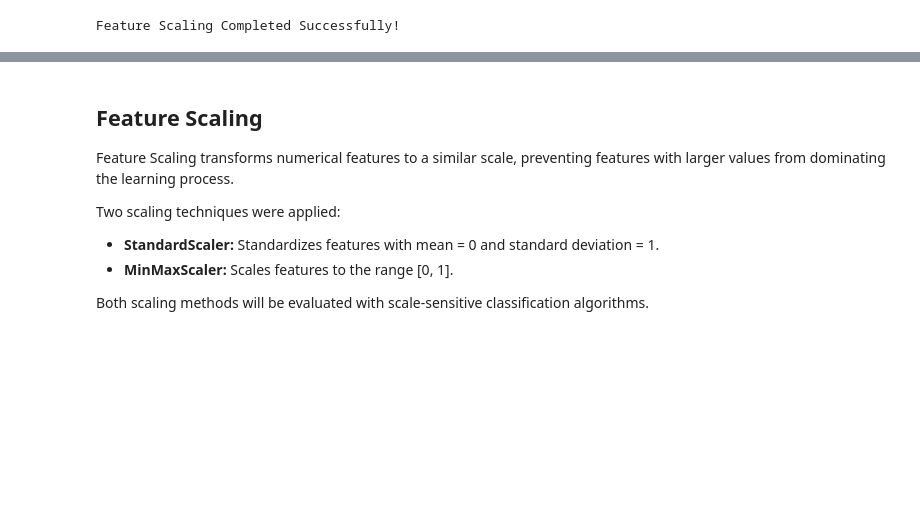
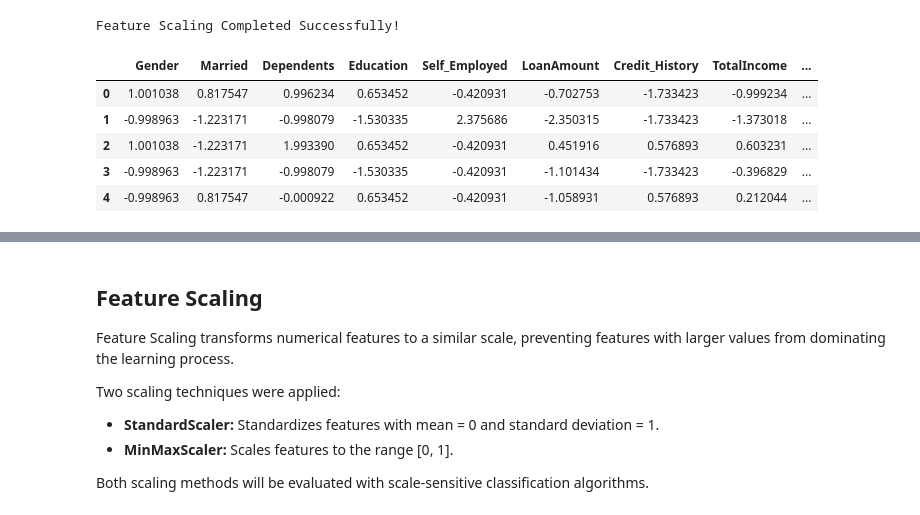
Before and after one commit to Karthik998byte/Bank-Loan-Approval-Prediction, a Jupyter notebook: Loan_Approval.ipynb, the cells around one changed output, grey strips where cells are left out. Cells and saved outputs as stored; diff of their text form; code cells hidden in the pictures; blank space fills up the shorter version.

```diff
--- a/Loan_Approval.ipynb
+++ b/Loan_Approval.ipynb
@@ -1421,3 +1421,19 @@ X4_test_mm = mm_scaler_df4.transform(X4_test)
 print("Feature Scaling Completed Successfully!")
 # %% [output]
 Feature Scaling Completed Successfully!
+# %%
+# Standard scaled dataframe
+
+X4_train_std_df = pd.DataFrame(
+    X4_train_std,
+    columns=X4_train.columns
+)
+
+X4_train_std_df.head()
+# %% [output]
+|  | Gender | Married | Dependents | Education | Self_Employed | LoanAmount | Credit_History | TotalIncome | ... |
+| 0 | 1.001038 | 0.817547 | 0.996234 | 0.653452 | -0.420931 | -0.702753 | -1.733423 | -0.999234 | ... |
+| 1 | -0.998963 | -1.223171 | -0.998079 | -1.530335 | 2.375686 | -2.350315 | -1.733423 | -1.373018 | ... |
+| 2 | 1.001038 | -1.223171 | 1.993390 | 0.653452 | -0.420931 | 0.451916 | 0.576893 | 0.603231 | ... |
+| 3 | -0.998963 | -1.223171 | -0.998079 | -1.530335 | -0.420931 | -1.101434 | -1.733423 | -0.396829 | ... |
+| 4 | -0.998963 | 0.817547 | -0.000922 | 0.653452 | -0.420931 | -1.058931 | 0.576893 | 0.212044 | ... |
```
Also changed, not shown: parts of 33 cells of this notebook, 7 other files.
